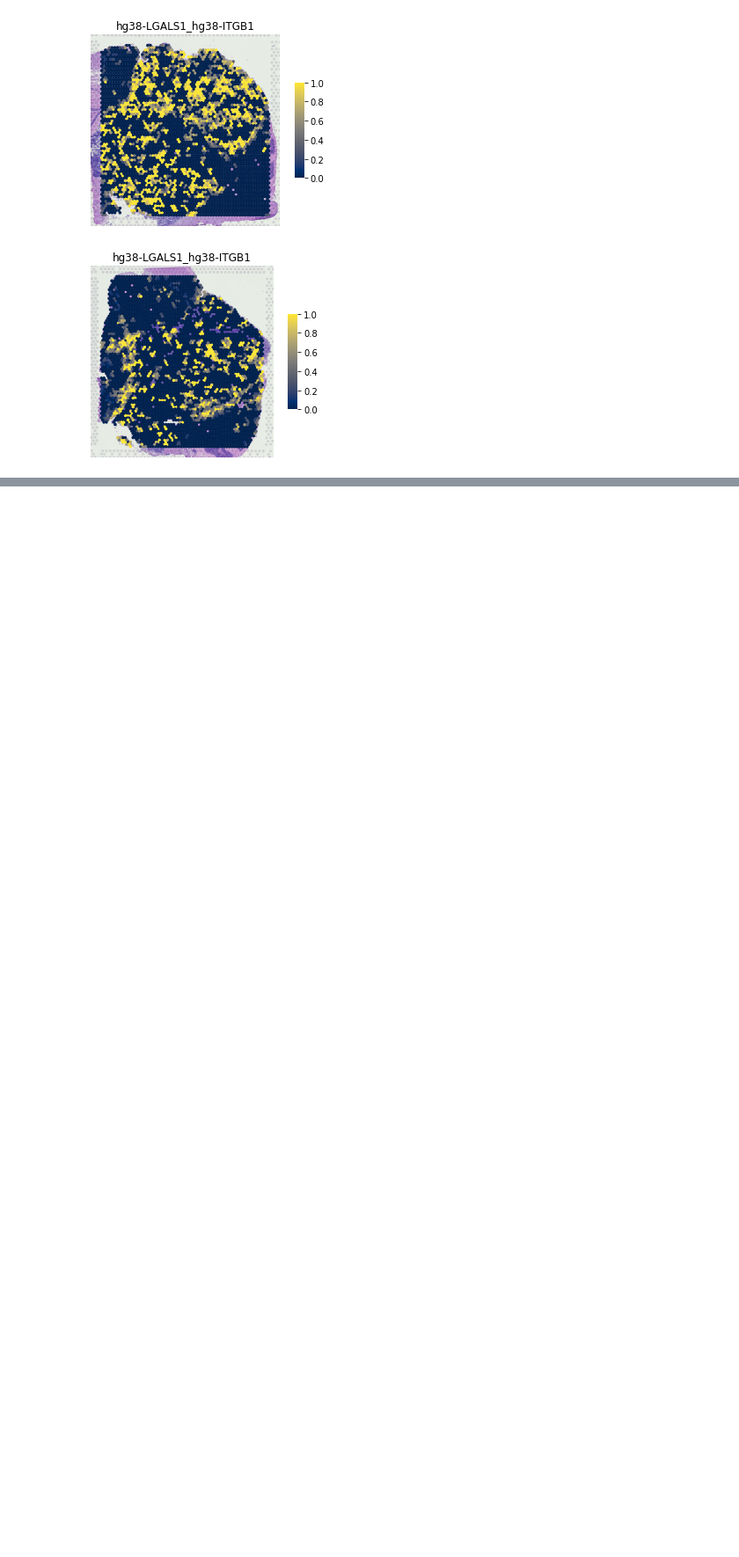
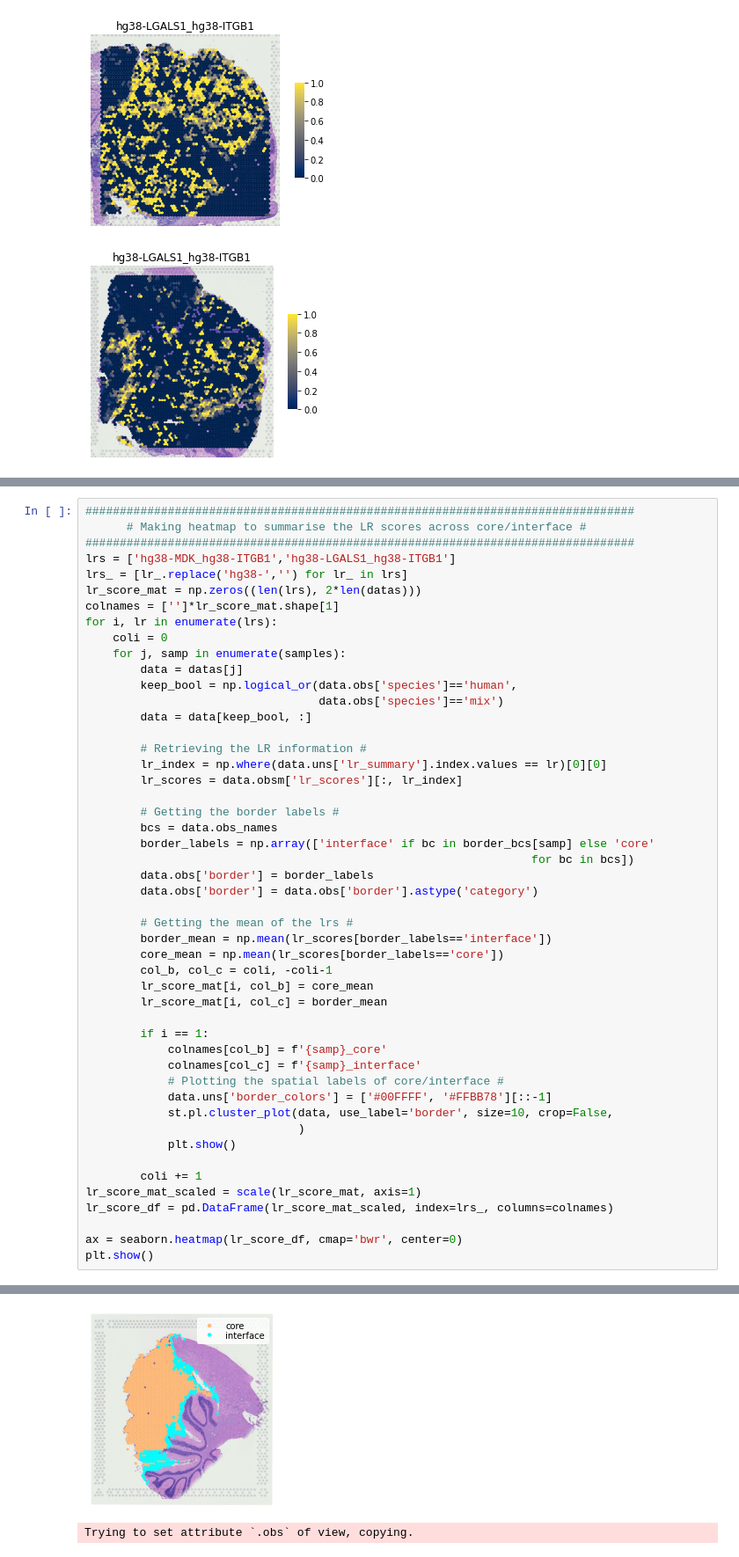
Before and after one commit to BiomedicalMachineLearning/Medulloblastoma, a Jupyter notebook: scripts/X6_CellCellInteraction/X2_human_LR_analysis.ipynb, the cells around one changed output, grey strips where cells are left out. Shown at 88% size. Saved outputs shown, nothing was run; the diff lists cells and outputs as text; blank space fills up the shorter version.

Commit message:
Added missing component of human CCI analysis

```diff
--- a/scripts/X6_CellCellInteraction/X2_human_LR_analysis.ipynb
+++ b/scripts/X6_CellCellInteraction/X2_human_LR_analysis.ipynb
@@ -462,0 +467,50 @@ for j, lr in enumerate(best_pairs):
+# %%
+################################################################################
+      # Making heatmap to summarise the LR scores across core/interface #
+################################################################################
+lrs = ['hg38-MDK_hg38-ITGB1','hg38-LGALS1_hg38-ITGB1']
+lrs_ = [lr_.replace('hg38-','') for lr_ in lrs]
+lr_score_mat = np.zeros((len(lrs), 2*len(datas)))
+colnames = ['']*lr_score_mat.shape[1]
+for i, lr in enumerate(lrs):
+    coli = 0
+    for j, samp in enumerate(samples):
+        data = datas[j]
+        keep_bool = np.logical_or(data.obs['species']=='human',
+                                  data.obs['species']=='mix')
+        data = data[keep_bool, :]
+
+        # Retrieving the LR information #
+        lr_index = np.where(data.uns['lr_summary'].index.values == lr)[0][0]
+        lr_scores = data.obsm['lr_scores'][:, lr_index]
+
+        # Getting the border labels #
+        bcs = data.obs_names
+        border_labels = np.array(['interface' if bc in border_bcs[samp] else 'core'
+                                                                 for bc in bcs])
+        data.obs['border'] = border_labels
+        data.obs['border'] = data.obs['border'].astype('category')
+
+        # Getting the mean of the lrs #
+        border_mean = np.mean(lr_scores[border_labels=='interface'])
+        core_mean = np.mean(lr_scores[border_labels=='core'])
+        col_b, col_c = coli, -coli-1
+        lr_score_mat[i, col_b] = core_mean
+        lr_score_mat[i, col_c] = border_mean
+
+        if i == 1:
+            colnames[col_b] = f'{samp}_core'
+            colnames[col_c] = f'{samp}_interface'
+            # Plotting the spatial labels of core/interface #
+            data.uns['border_colors'] = ['#00FFFF', '#FFBB78'][::-1]
+            st.pl.cluster_plot(data, use_label='border', size=10, crop=False,
+                               )
+            plt.show()
+
+        coli += 1
+lr_score_mat_scaled = scale(lr_score_mat, axis=1)
+lr_score_df = pd.DataFrame(lr_score_mat_scaled, index=lrs_, columns=colnames)
+
+ax = seaborn.heatmap(lr_score_df, cmap='bwr', center=0)
+plt.show()
+# %% [output]
@@ -462,0 +522,2 @@ for j, lr in enumerate(best_pairs):
+[figure, added]
+Trying to set attribute `.obs` of view, copying.
```
Also changed, not shown: parts of 3 cells of this notebook.
